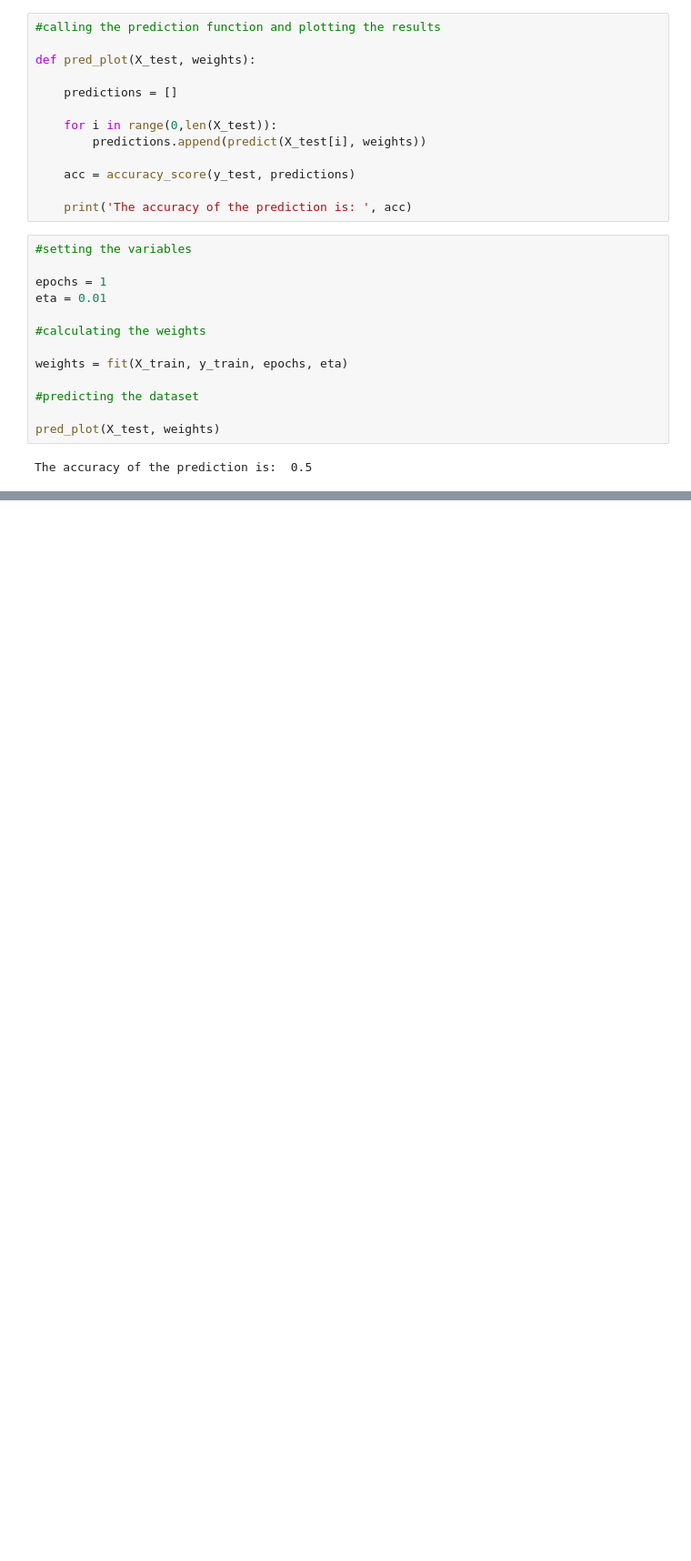
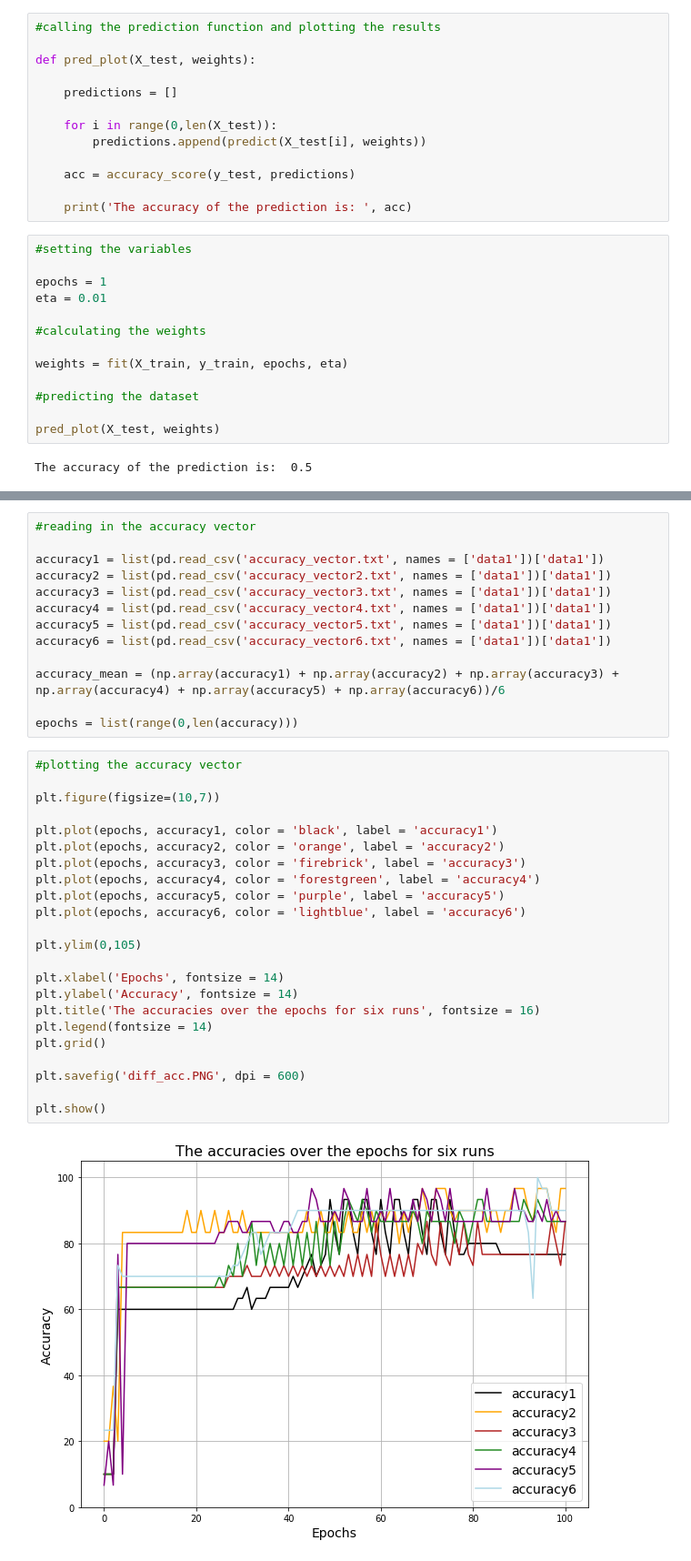
Before and after one commit to domonkoshaffner/scientific_methods_in_physics, a Jupyter notebook: iris/iris.ipynb, the cells around one changed output, grey strips where cells are left out. Shown at 91% size. Drawn from its saved outputs; the diff is of its cells as text; blank space fills up the shorter version.

```diff
--- a/iris/iris.ipynb
+++ b/iris/iris.ipynb
@@ -167,0 +174,38 @@ plt.show()
+# %%
+#reading in the accuracy vector
+
+accuracy1 = list(pd.read_csv('accuracy_vector.txt', names = ['data1'])['data1'])
+accuracy2 = list(pd.read_csv('accuracy_vector2.txt', names = ['data1'])['data1'])
+accuracy3 = list(pd.read_csv('accuracy_vector3.txt', names = ['data1'])['data1'])
+accuracy4 = list(pd.read_csv('accuracy_vector4.txt', names = ['data1'])['data1'])
+accuracy5 = list(pd.read_csv('accuracy_vector5.txt', names = ['data1'])['data1'])
+accuracy6 = list(pd.read_csv('accuracy_vector6.txt', names = ['data1'])['data1'])
+
+accuracy_mean = (np.array(accuracy1) + np.array(accuracy2) + np.array(accuracy3) + np.array(accuracy4) + np.array(accuracy5) + np.array(accuracy6))/6
+
+epochs = list(range(0,len(accuracy)))
+# %%
+#plotting the accuracy vector
+
+plt.figure(figsize=(10,7))
+
+plt.plot(epochs, accuracy1, color = 'black', label = 'accuracy1')
+plt.plot(epochs, accuracy2, color = 'orange', label = 'accuracy2')
+plt.plot(epochs, accuracy3, color = 'firebrick', label = 'accuracy3')
+plt.plot(epochs, accuracy4, color = 'forestgreen', label = 'accuracy4')
+plt.plot(epochs, accuracy5, color = 'purple', label = 'accuracy5')
+plt.plot(epochs, accuracy6, color = 'lightblue', label = 'accuracy6')
+
+plt.ylim(0,105)
+
+plt.xlabel('Epochs', fontsize = 14)
+plt.ylabel('Accuracy', fontsize = 14)
+plt.title('The accuracies over the epochs for six runs', fontsize = 16)
+plt.legend(fontsize = 14)
+plt.grid()
+
+plt.savefig('diff_acc.PNG', dpi = 600)
+
+plt.show()
+# %% [output]
+[figure, added]
```
Also changed, not shown: parts of 10 cells of this notebook.
